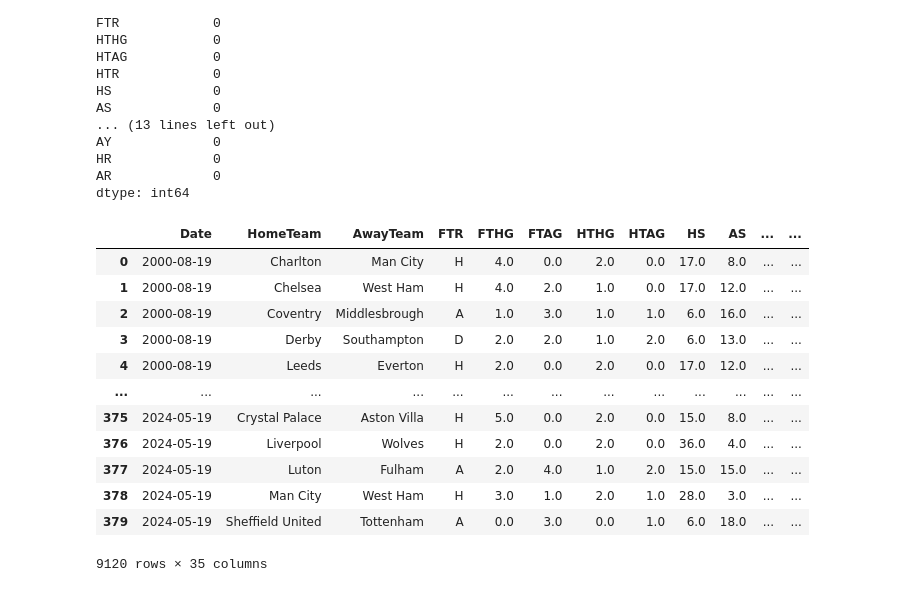
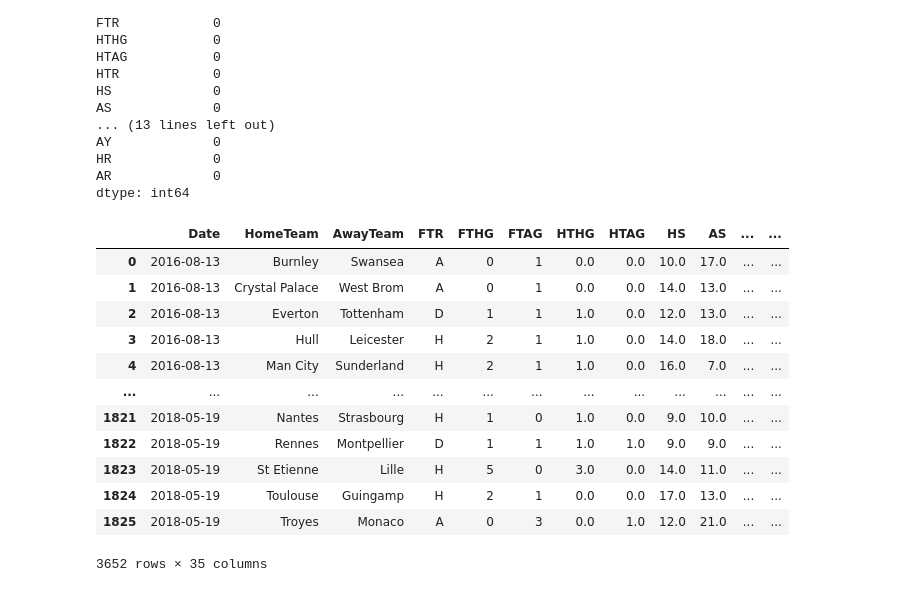
Before and after one commit to Maserezio/football_prediciton_graphs, a Jupyter notebook: 01_stat_models/00_data_prep.ipynb, the cells around one changed output. Drawn from its saved outputs; the diff is of its cells as text; code cells hidden in the pictures.

```diff
--- a/01_stat_models/00_data_prep.ipynb
+++ b/01_stat_models/00_data_prep.ipynb
@@ -22,8 +22,13 @@ columns = [
 df = pd.DataFrame(columns=columns)
 
 for season in seasons:
-    season_df = pd.read_csv(f'../00_data/00_statistical_data/{season}/E0.csv')
+    e0_season_df = pd.read_csv(f'../00_data/00_statistical_data/{season}/E0.csv')
+    g0_season_df = pd.read_csv(f'../00_data/00_statistical_data/{season}/D1.csv')
+    i0_season_df = pd.read_csv(f'../00_data/00_statistical_data/{season}/I1.csv')
+    sp1_season_df = pd.read_csv(f'../00_data/00_statistical_data/{season}/SP0.csv')
+    fr1_season_df = pd.read_csv(f'../00_data/00_statistical_data/{season}/F1.csv')
     season_df = season_df[[col for col in columns if col in season_df.columns]]
+    season_df = pd.concat([e0_season_df, g0_season_df, i0_season_df, sp1_season_df], ignore_index=True)
     df = pd.concat([df, season_df], ignore_index=True)
 
 df
@@ -143,19 +148,33 @@ cols_to_leave = [
 ]
 
 metrics = ['FTHG', 'HS', 'HST', 'HC', 'HF', 'HY']
-# seasons = ['22_23', '23_24']
+seasons = ['16_17', '17_18']
 df_list = []
 
 for season in seasons:
     # Load and preprocess data
-    df = pd.read_csv(f'../00_data/00_statistical_data/{season}/E0.csv')
+    e0_season_df = pd.read_csv(f'../00_data/00_statistical_data/{season}/E0.csv')
+    g0_season_df = pd.read_csv(f'../00_data/00_statistical_data/{season}/D1.csv')
+    i0_season_df = pd.read_csv(f'../00_data/00_statistical_data/{season}/I1.csv')
+    sp1_season_df = pd.read_csv(f'../00_data/00_statistical_data/{season}/SP1.csv')
+    fr1_season_df = pd.read_csv(f'../00_data/00_statistical_data/{season}/F1.csv')
+
+    df = pd.concat([e0_season_df, g0_season_df, i0_season_df, sp1_season_df, fr1_season_df], ignore_index=True)
     df = df.dropna(subset=['Div'])
     df = df[cols_to_leave]
 
-    try:
-        df['Date'] = pd.to_datetime(df['Date'], format='%d/%m/%y')
-    except ValueError:
-        df['Date'] = pd.to_datetime(df['Date'], format='%d/%m/%Y')
+    def convert_date(x):
+        try:
+            if len(str(x)) == 8:
+                return pd.to_datetime(x, format='%d/%m/%y')
+            elif len(str(x)) == 10:
+                return pd.to_datetime(x, format='%d/%m/%Y')
+            else:
+                return pd.NaT
+        except ValueError:
+            return pd.NaT
+
+    df['Date'] = df['Date'].apply(convert_date)
 
     teams = set(df['HomeTeam']).union(set(df['AwayTeam']))
     for team in teams:
@@ -187,44 +206,44 @@ for season in seasons:
 
         df_distr = pd.DataFrame(columns=['team', 'home', 'away'])
 
         df_distr = pd.concat([df_distr, pd.DataFrame({'team': team, 'home': [distr_home], 'away': [distr_away]})])
         df_distr['home_rate'] = df_distr['home'].apply(lambda x: 3 * x.get('H', 0) + x.get('D', 0))
         df_distr['away_rate'] = df_distr['away'].apply(lambda x: 3 * x.get('A', 0) + x.get('D', 0))
 
         try:
             df.loc[df['HomeTeam'] == team, 'HomeTeamRate'] = df_distr[df_distr['team'] == team]['home_rate'].values[0]
         except:
             print(f'Error for {team} in season {season}')
 
         try:
             df.loc[df['AwayTeam'] == team, 'AwayTeamRate'] = df_distr[df_distr['team'] == team]['away_rate'].values[0]
         except:
             print(f'Error for {team} in season {season}')
 
     df_list.append(df)
 
 # Combine data for all seasons
 df = pd.concat(df_list)
 
 df['season'] = df['Date'].apply(lambda x: x.year if x.month < 7 else x.year + 1)
 
 df['HomeTeamRate'] = df.groupby(['HomeTeam', 'season'])['HomeTeamRate'].shift(1)
 df['AwayTeamRate'] = df.groupby(['AwayTeam', 'season'])['AwayTeamRate'].shift(1)
 
 df
 # %% [output]
 |  | Date | HomeTeam | AwayTeam | FTR | FTHG | FTAG | HTHG | HTAG | HS | AS | ... | ... |
-| 0 | 2000-08-19 | Charlton | Man City | H | 4.0 | 0.0 | 2.0 | 0.0 | 17.0 | 8.0 | ... | ... |
-| 1 | 2000-08-19 | Chelsea | West Ham | H | 4.0 | 2.0 | 1.0 | 0.0 | 17.0 | 12.0 | ... | ... |
-| 2 | 2000-08-19 | Coventry | Middlesbrough | A | 1.0 | 3.0 | 1.0 | 1.0 | 6.0 | 16.0 | ... | ... |
-| 3 | 2000-08-19 | Derby | Southampton | D | 2.0 | 2.0 | 1.0 | 2.0 | 6.0 | 13.0 | ... | ... |
-| 4 | 2000-08-19 | Leeds | Everton | H | 2.0 | 0.0 | 2.0 | 0.0 | 17.0 | 12.0 | ... | ... |
+| 0 | 2016-08-13 | Burnley | Swansea | A | 0 | 1 | 0.0 | 0.0 | 10.0 | 17.0 | ... | ... |
+| 1 | 2016-08-13 | Crystal Palace | West Brom | A | 0 | 1 | 0.0 | 0.0 | 14.0 | 13.0 | ... | ... |
+| 2 | 2016-08-13 | Everton | Tottenham | D | 1 | 1 | 1.0 | 0.0 | 12.0 | 13.0 | ... | ... |
+| 3 | 2016-08-13 | Hull | Leicester | H | 2 | 1 | 1.0 | 0.0 | 14.0 | 18.0 | ... | ... |
+| 4 | 2016-08-13 | Man City | Sunderland | H | 2 | 1 | 1.0 | 0.0 | 16.0 | 7.0 | ... | ... |
 | ... | ... | ... | ... | ... | ... | ... | ... | ... | ... | ... | ... | ... |
-| 375 | 2024-05-19 | Crystal Palace | Aston Villa | H | 5.0 | 0.0 | 2.0 | 0.0 | 15.0 | 8.0 | ... | ... |
-| 376 | 2024-05-19 | Liverpool | Wolves | H | 2.0 | 0.0 | 2.0 | 0.0 | 36.0 | 4.0 | ... | ... |
-| 377 | 2024-05-19 | Luton | Fulham | A | 2.0 | 4.0 | 1.0 | 2.0 | 15.0 | 15.0 | ... | ... |
-| 378 | 2024-05-19 | Man City | West Ham | H | 3.0 | 1.0 | 2.0 | 1.0 | 28.0 | 3.0 | ... | ... |
-| 379 | 2024-05-19 | Sheffield United | Tottenham | A | 0.0 | 3.0 | 0.0 | 1.0 | 6.0 | 18.0 | ... | ... |
+| 1821 | 2018-05-19 | Nantes | Strasbourg | H | 1 | 0 | 1.0 | 0.0 | 9.0 | 10.0 | ... | ... |
+| 1822 | 2018-05-19 | Rennes | Montpellier | D | 1 | 1 | 1.0 | 1.0 | 9.0 | 9.0 | ... | ... |
+| 1823 | 2018-05-19 | St Etienne | Lille | H | 5 | 0 | 3.0 | 0.0 | 14.0 | 11.0 | ... | ... |
+| 1824 | 2018-05-19 | Toulouse | Guingamp | H | 2 | 1 | 0.0 | 0.0 | 17.0 | 13.0 | ... | ... |
+| 1825 | 2018-05-19 | Troyes | Monaco | A | 0 | 3 | 0.0 | 1.0 | 12.0 | 21.0 | ... | ... |
-9120 rows × 35 columns
+3652 rows × 35 columns
 # %%
 df = df.reset_index(drop=True)
```
Also changed, not shown: parts of 1 cell of this notebook, 6 other files.
